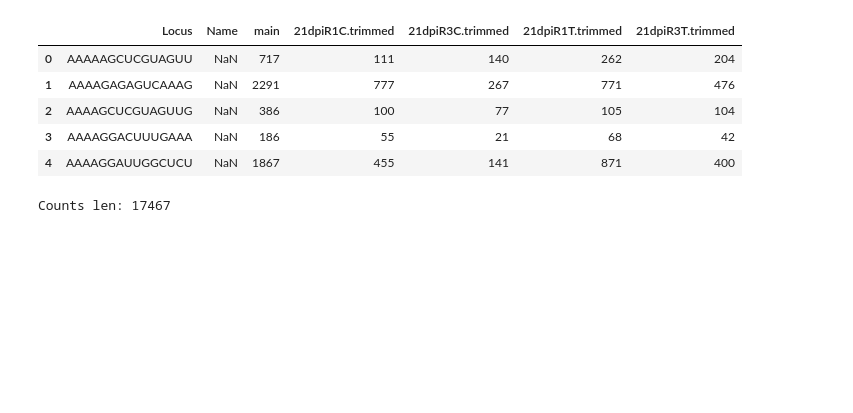
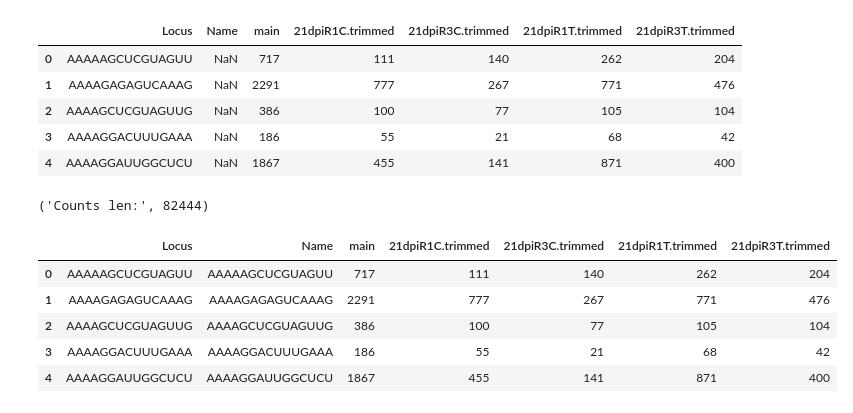
Before and after one commit to juancresc/mrcv, a Jupyter notebook: 2.1_pre_DESeq2.ipynb, the cells around one changed output. Saved outputs shown, nothing was run; the diff lists cells and outputs as text; code cells hidden in the pictures; blank space fills up the shorter version.

```diff
--- a/2.1_pre_DESeq2.ipynb
+++ b/2.1_pre_DESeq2.ipynb
@@ -53,9 +78,18 @@ df_counts_u.head()
 # %%
 df_counts_u['Locus'] = df_counts_u['Locus'].str.strip()
 df_counts_u['Name'] = df_counts_u['Locus']
-df_counts_u = df_counts_u[(df_counts_u.Locus.str.len() >= 20) & (df_counts_u.Locus.str.len() <= 22)]
+#df_counts_u = df_counts_u[(df_counts_u.Locus.str.len() >= 20) & (df_counts_u.Locus.str.len() <= 22)]
 print('Counts len:',len(df_counts_u.index))
 # %% [output]
-Counts len: 17467
+('Counts len:', 82444)
+# %%
+df_counts_u.head()
+# %% [output]
+|  | Locus | Name | main | 21dpiR1C.trimmed | 21dpiR3C.trimmed | 21dpiR1T.trimmed | 21dpiR3T.trimmed |
+| 0 | AAAAAGCUCGUAGUU | AAAAAGCUCGUAGUU | 717 | 111 | 140 | 262 | 204 |
+| 1 | AAAAGAGAGUCAAAG | AAAAGAGAGUCAAAG | 2291 | 777 | 267 | 771 | 476 |
+| 2 | AAAAGCUCGUAGUUG | AAAAGCUCGUAGUUG | 386 | 100 | 77 | 105 | 104 |
+| 3 | AAAAGGACUUUGAAA | AAAAGGACUUUGAAA | 186 | 55 | 21 | 68 | 42 |
+| 4 | AAAAGGAUUGGCUCU | AAAAGGAUUGGCUCU | 1867 | 455 | 141 | 871 | 400 |
 # %%
 df_concat = pd.concat([df_counts,df_counts_u])
```
Also changed, not shown: parts of 13 cells of this notebook, 17 other files.
